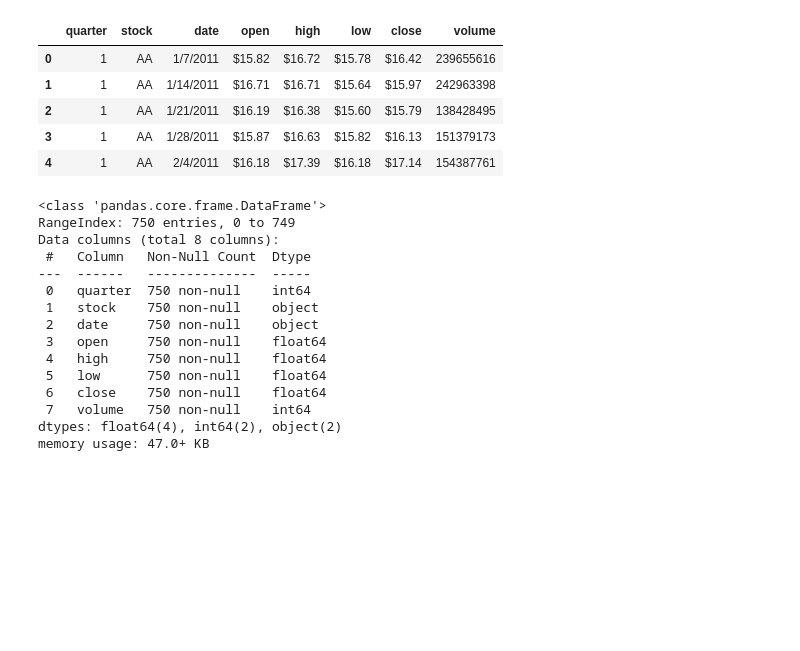
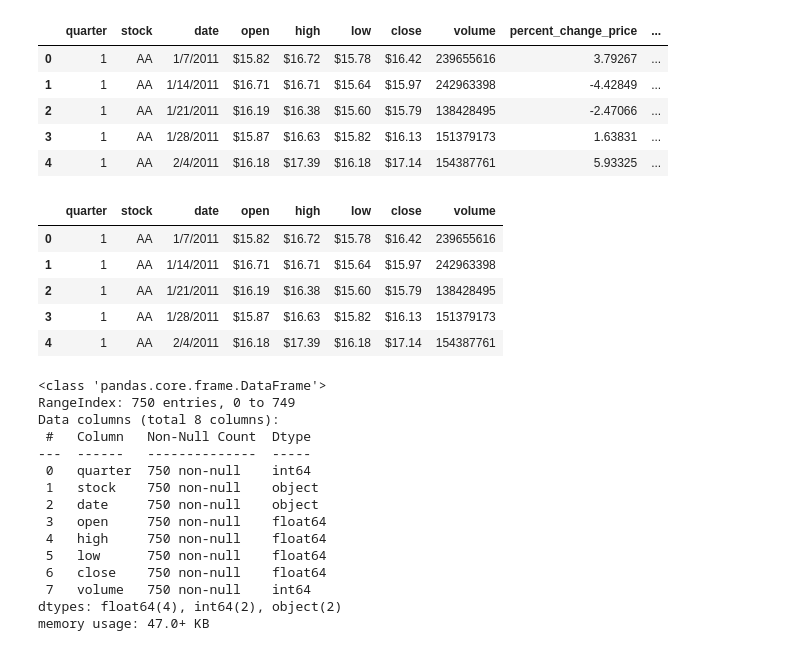
Before and after one commit to thiagos98/ia-clustering-dow-jones, a Jupyter notebook: dowjones_clustering.ipynb, the cells around one changed output. Drawn from its saved outputs; the diff is of its cells as text; code cells hidden in the pictures; blank space fills up the shorter version.

```diff
--- a/dowjones_clustering.ipynb
+++ b/dowjones_clustering.ipynb
@@ -8,6 +8,14 @@ from sklearn.cluster import KMeans# implements the K-Means algorithm for cluster
 from sklearn import metrics
 # %%
 dji = pd.read_csv('./dow_jones_index.data', sep=',')
+dji.head()
+# %% [output]
+|  | quarter | stock | date | open | high | low | close | volume | percent_change_price | ... |
+| 0 | 1 | AA | 1/7/2011 | $15.82 | $16.72 | $15.78 | $16.42 | 239655616 | 3.79267 | ... |
+| 1 | 1 | AA | 1/14/2011 | $16.71 | $16.71 | $15.64 | $15.97 | 242963398 | -4.42849 | ... |
+| 2 | 1 | AA | 1/21/2011 | $16.19 | $16.38 | $15.60 | $15.79 | 138428495 | -2.47066 | ... |
+| 3 | 1 | AA | 1/28/2011 | $15.87 | $16.63 | $15.82 | $16.13 | 151379173 | 1.63831 | ... |
+| 4 | 1 | AA | 2/4/2011 | $16.18 | $17.39 | $16.18 | $17.14 | 154387761 | 5.93325 | ... |
 # %%
 dji.drop(columns=['percent_change_price', 'percent_change_volume_over_last_wk', 'previous_weeks_volume', 'next_weeks_open', 'next_weeks_close', 'percent_change_next_weeks_price', 'days_to_next_dividend', 'percent_return_next_dividend'], inplace=True)
 dji.head()
```
Also changed, not shown: parts of 8 cells of this notebook.
